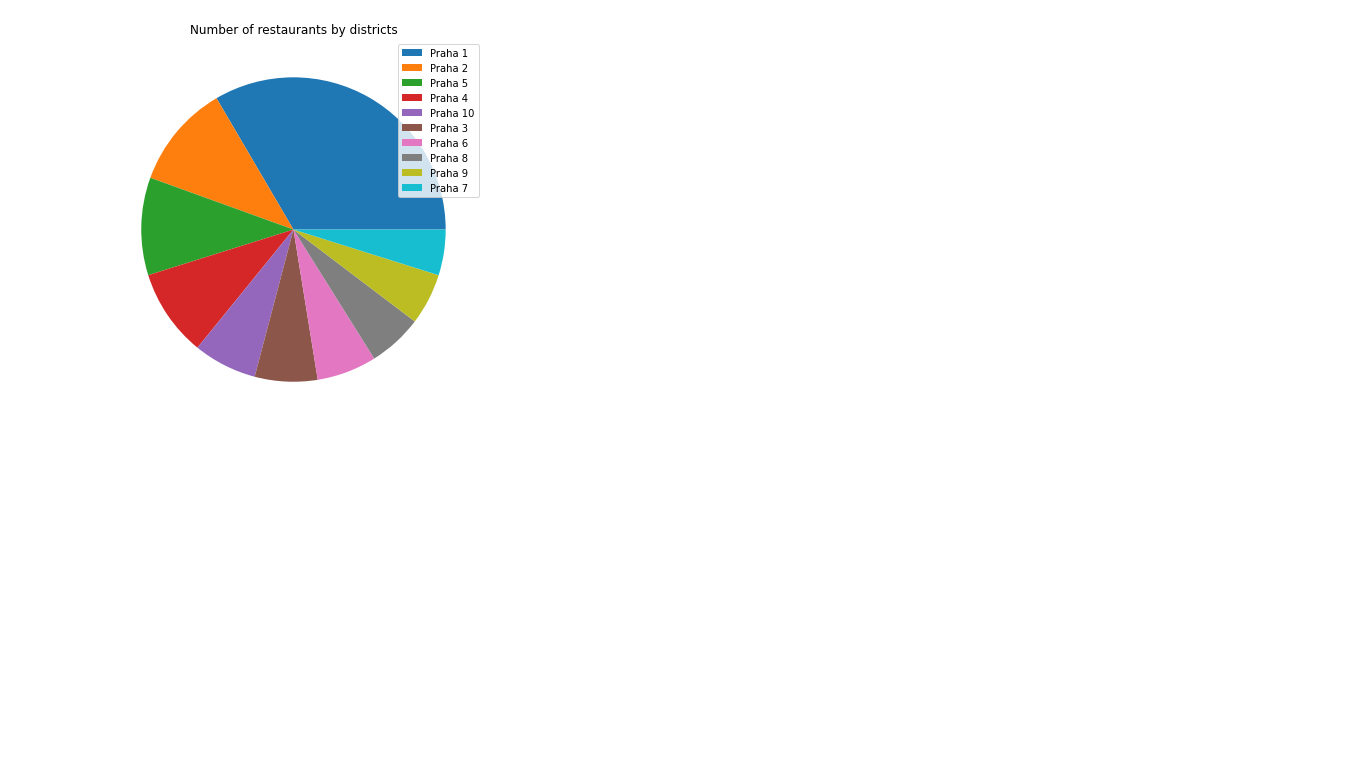
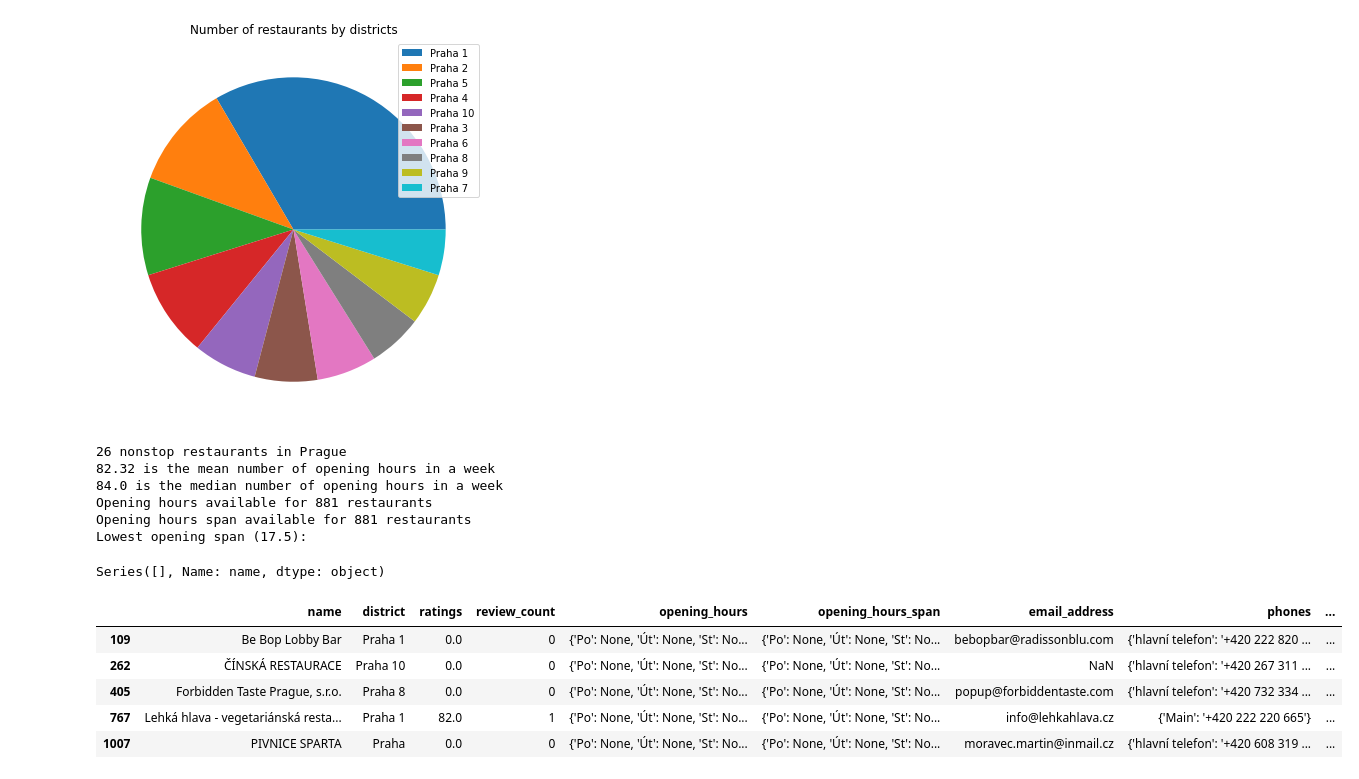
Before and after one commit to Matyas-Mattanelli/Webscraper-Zlate-Stranky, a Jupyter notebook: data_inspection_zlatestranky.ipynb, the cells around one changed output. Drawn from its saved outputs; the diff is of its cells as text; code cells hidden in the pictures; blank space fills up the shorter version.

```diff
--- a/data_inspection_zlatestranky.ipynb
+++ b/data_inspection_zlatestranky.ipynb
@@ -102,0 +116,35 @@ legend=plt.legend()
+# %%
+array_of_sums_of_spans=np.array(list_of_sums_of_spans)
+print(str(np.sum(array_of_sums_of_spans==max(array_of_sums_of_spans)))+' '+'nonstop restaurants in Prague')
+print(str(np.around(np.mean(array_of_sums_of_spans,where=[not i for i in np.isnan(array_of_sums_of_spans)]),2))+' '+'is the mean number of opening hours in a week')
+print(str(np.around(np.median(array_of_sums_of_spans[[not i for i in np.isnan(array_of_sums_of_spans)]]),2))+' '+'is the median number of opening hours in a week')
+print('Opening hours available for '+str(sum([not i for i in pd.isna(df.opening_hours)]))+' restaurants')
+print('Opening hours span available for '+str(sum([not i for i in pd.isna(df.opening_hours_span)]))+' restaurants')
+print(f'Lowest opening span ({np.around(np.min(array_of_sums_of_spans[([not i for i in np.isnan(array_of_sums_of_spans)]) & (array_of_sums_of_spans!=0)]),2)}): {df.name}')
+# %% [output]
+26 nonstop restaurants in Prague
+82.32 is the mean number of opening hours in a week
+84.0 is the median number of opening hours in a week
+Opening hours available for 881 restaurants
+Opening hours span available for 881 restaurants
+Lowest opening span (17.5):
+# %%
+df.name[df.ratings==17.5]
+# %% [output]
+Series([], Name: name, dtype: object)
+# %%
+array_of_sums_of_spans[[not i for i in np.isnan(array_of_sums_of_spans)]].min()
+df[array_of_sums_of_spans==0]
+#weird opening hours (computed as 0)
+#https://www.zlatestranky.cz/profil/H757493
+#https://www.zlatestranky.cz/profil/H14470
+#https://www.zlatestranky.cz/profil/H2048283
+#https://www.zlatestranky.cz/profil/H1433739
+#https://www.zlatestranky.cz/profil/H1441575
+# %% [output]
+|  | name | district | ratings | review_count | opening_hours | opening_hours_span | email_address | phones | ... |
+| 109 | Be Bop Lobby Bar | Praha 1 | 0.0 | 0 | {'Po': None, 'Út': None, 'St': No... | {'Po': None, 'Út': None, 'St': No... | bebopbar@radissonblu.com | {'hlavní telefon': '+420 222 820 ... | ... |
+| 262 | ČÍNSKÁ RESTAURACE | Praha 10 | 0.0 | 0 | {'Po': None, 'Út': None, 'St': No... | {'Po': None, 'Út': None, 'St': No... | NaN | {'hlavní telefon': '+420 267 311 ... | ... |
+| 405 | Forbidden Taste Prague, s.r.o. | Praha 8 | 0.0 | 0 | {'Po': None, 'Út': None, 'St': No... | {'Po': None, 'Út': None, 'St': No... | popup@forbiddentaste.com | {'hlavní telefon': '+420 732 334 ... | ... |
+| 767 | Lehká hlava - vegetariánská resta... | Praha 1 | 82.0 | 1 | {'Po': None, 'Út': None, 'St': No... | {'Po': None, 'Út': None, 'St': No... | info@lehkahlava.cz | {'Main': '+420 222 220 665'} | ... |
+| 1007 | PIVNICE SPARTA | Praha | 0.0 | 0 | {'Po': None, 'Út': None, 'St': No... | {'Po': None, 'Út': None, 'St': No... | moravec.martin@inmail.cz | {'hlavní telefon': '+420 608 319 ... | ... |
```
Also changed, not shown: parts of 5 cells of this notebook.
